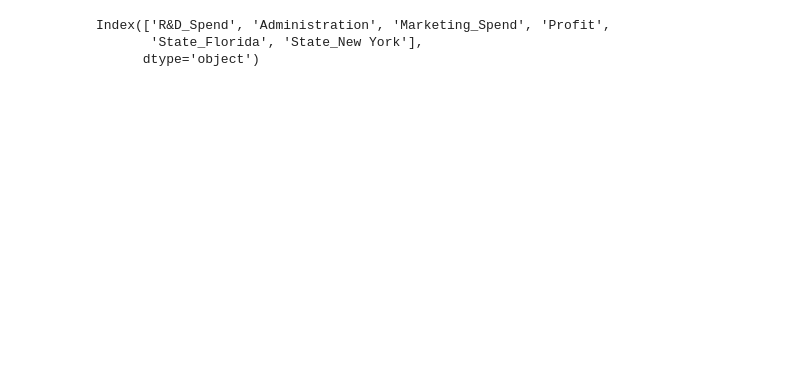
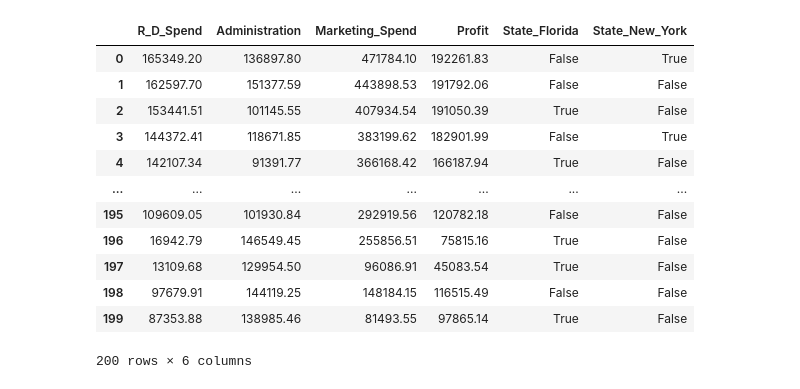
Before and after one commit to Viswa-Ram/AI, a Jupyter notebook: Boosters/LGBoost/LGBoost.ipynb, the cells around one changed output. Saved outputs shown, nothing was run; the diff lists cells and outputs as text; code cells hidden in the pictures; blank space fills up the shorter version.

```diff
--- a/Boosters/LGBoost/LGBoost.ipynb
+++ b/Boosters/LGBoost/LGBoost.ipynb
@@ -7,8 +21,20 @@ dataset = dataset.astype(int)
 # %%
 dataset.columns #view the columns in the dataset
+dataset.columns = dataset.columns.str.replace(" ", "_")
+dataset
 # %% [output]
+|  | R_D_Spend | Administration | Marketing_Spend | Profit | State_Florida | State_New_York |
+| 0 | 165349.20 | 136897.80 | 471784.10 | 192261.83 | False | True |
+| 1 | 162597.70 | 151377.59 | 443898.53 | 191792.06 | False | False |
+| 2 | 153441.51 | 101145.55 | 407934.54 | 191050.39 | True | False |
+| 3 | 144372.41 | 118671.85 | 383199.62 | 182901.99 | False | True |
+| 4 | 142107.34 | 91391.77 | 366168.42 | 166187.94 | True | False |
+| ... | ... | ... | ... | ... | ... | ... |
+| 195 | 109609.05 | 101930.84 | 292919.56 | 120782.18 | False | False |
+| 196 | 16942.79 | 146549.45 | 255856.51 | 75815.16 | True | False |
+| 197 | 13109.68 | 129954.50 | 96086.91 | 45083.54 | True | False |
+| 198 | 97679.91 | 144119.25 | 148184.15 | 116515.49 | False | False |
+| 199 | 87353.88 | 138985.46 | 81493.55 | 97865.14 | True | False |
-Index(['R&D_Spend', 'Administration', 'Marketing_Spend', 'Profit',
-       'State_Florida', 'State_New York'],
-      dtype='object')
+200 rows × 6 columns
 # %%
 #Split input and output data into Different variables
```
Also changed, not shown: parts of 10 cells of this notebook, 2 other files.
